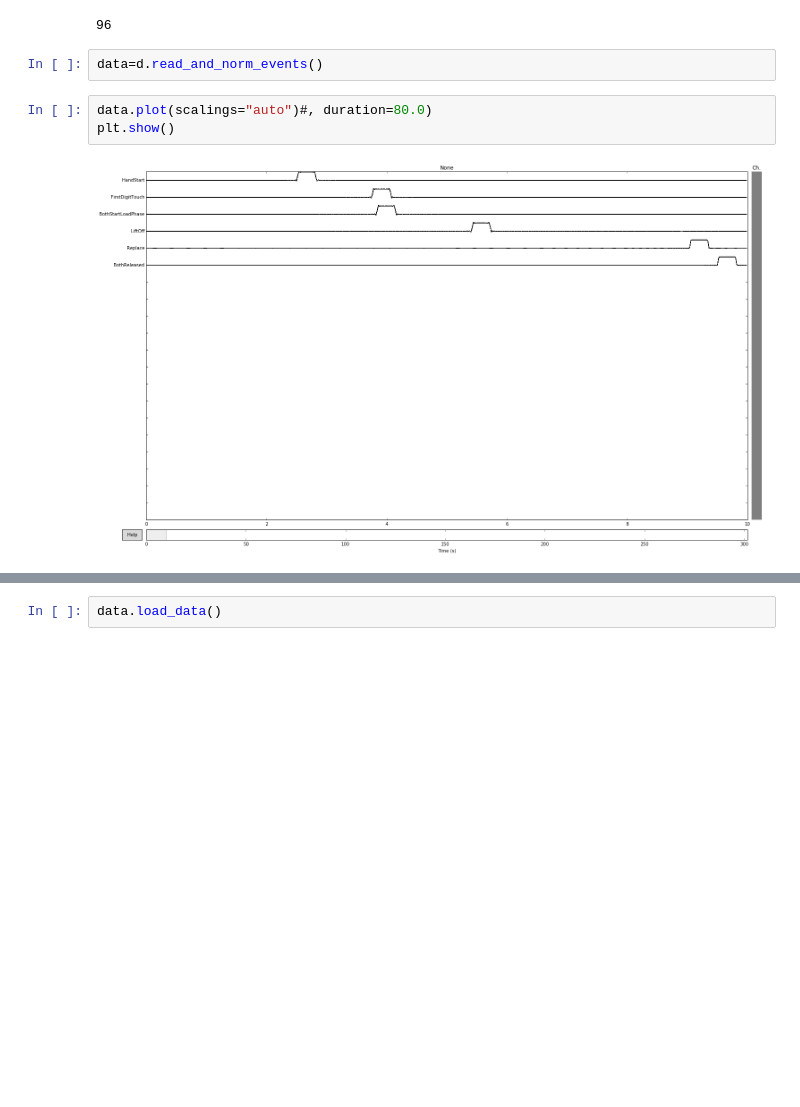
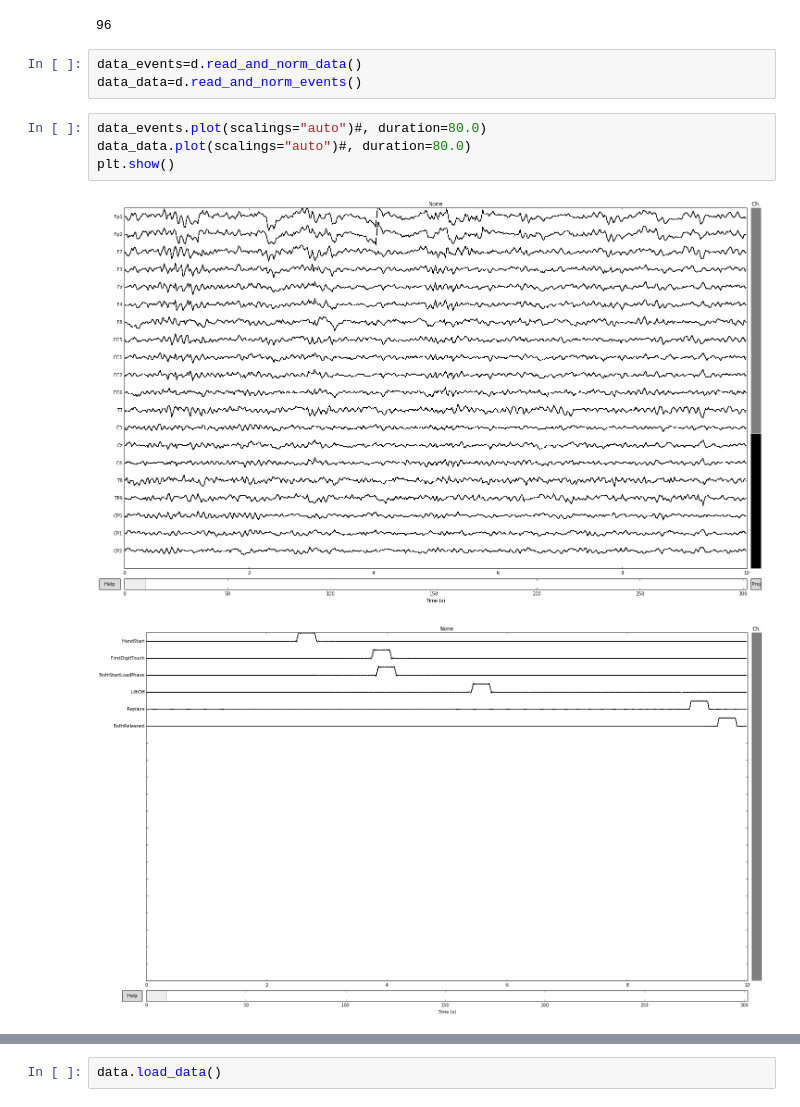
Before and after one commit to VitalyRS/cit, a Jupyter notebook: kaggle_gAL/data_understanding.ipynb, the cells around one changed output, grey strips where cells are left out. Saved outputs shown, nothing was run; the diff lists cells and outputs as text; blank space fills up the shorter version.

```diff
--- a/kaggle_gAL/data_understanding.ipynb
+++ b/kaggle_gAL/data_understanding.ipynb
@@ -187,10 +187,13 @@ d=DataManipulation(folder)
 print d.N
 # %% [output]
 96
-# %%
-data=d.read_and_norm_events()
+# %%
+data_events=d.read_and_norm_data()
+data_data=d.read_and_norm_events()
 # %%
-data.plot(scalings="auto")#, duration=80.0)
+data_events.plot(scalings="auto")#, duration=80.0)
+data_data.plot(scalings="auto")#, duration=80.0)
 plt.show()
 # %% [output]
-[figure, old version]
+[figure, new version]
+[figure, added]
```
Also changed, not shown: parts of 1 cell of this notebook, 1 other file.
